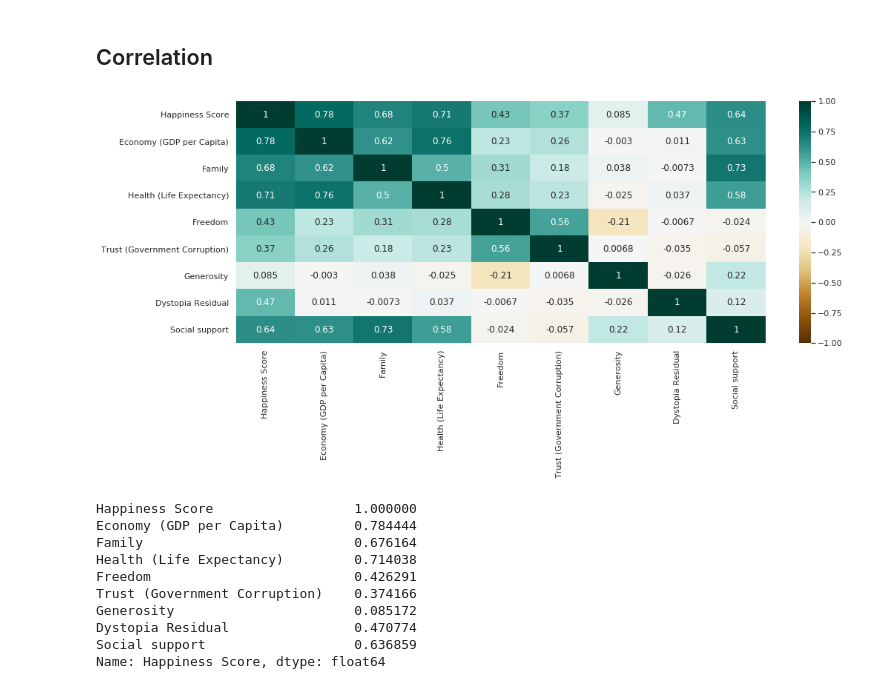
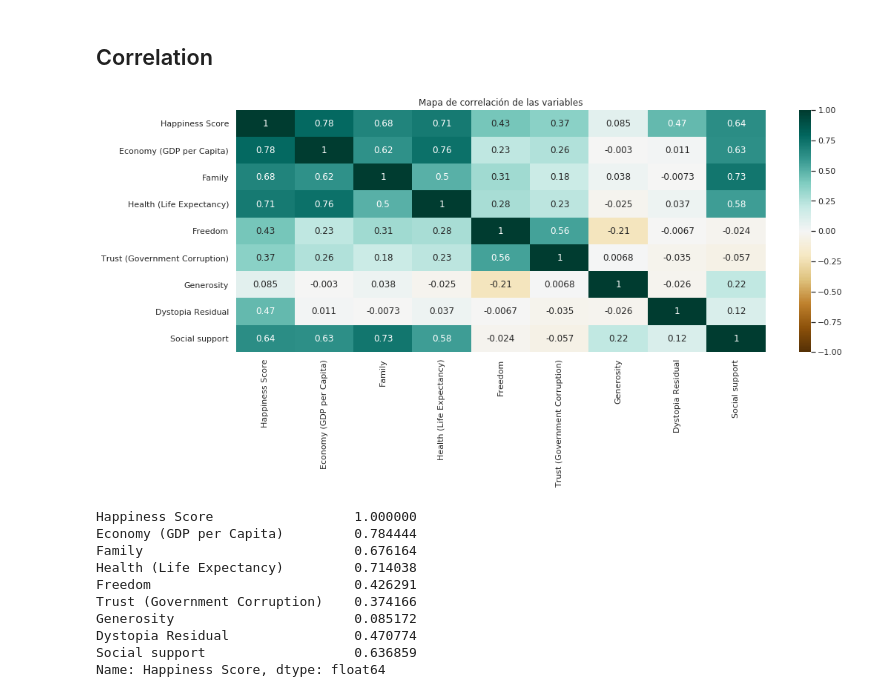
Before and after one commit to KevinDaniel-S/MachineLearning, a Jupyter notebook: Reporte de la felicidad mundial/World-happiness-report.ipynb, the cells around one changed output. Drawn from its saved outputs; the diff is of its cells as text; code cells hidden in the pictures.

```diff
--- a/Reporte de la felicidad mundial/World-happiness-report.ipynb
+++ b/Reporte de la felicidad mundial/World-happiness-report.ipynb
@@ -164,6 +164,8 @@ Happiness["Country"].replace(["Somaliland Region", "Somaliland region"],
 Happiness["Country"].replace(["Taiwan Province of China"],
                        "Taiwan",
                        inplace=True)
+# %%
+Happiness["Health (Life Expectancy)"] = Happiness["Health (Life Expectancy)"]*100
 # %%
 Happiness['Dystopia Residual'] =\
     Happiness['Dystopia Residual'].fillna(Happiness.groupby('Country')
@@ -354,9 +449,9 @@ Hpp =  Happiness.drop(["Happiness Rank","Year"], axis=1)
 # %%
 plt.figure(figsize=(16, 6))
-sns.heatmap(Hpp.corr(), vmin=-1, vmax=1,
-            annot=True, cmap='BrBG');
+g = sns.heatmap(Hpp.corr(), vmin=-1, vmax=1, annot=True, cmap='BrBG');
+g.set_title("Mapa de correlación de las variables");
 # %% [output]
-[figure, old version]
+[figure, new version]
 # %%
 Hpp.corr()["Happiness Score"]
 # %% [output]
```
Also changed, not shown: parts of 44 cells of this notebook, 26 other files.
